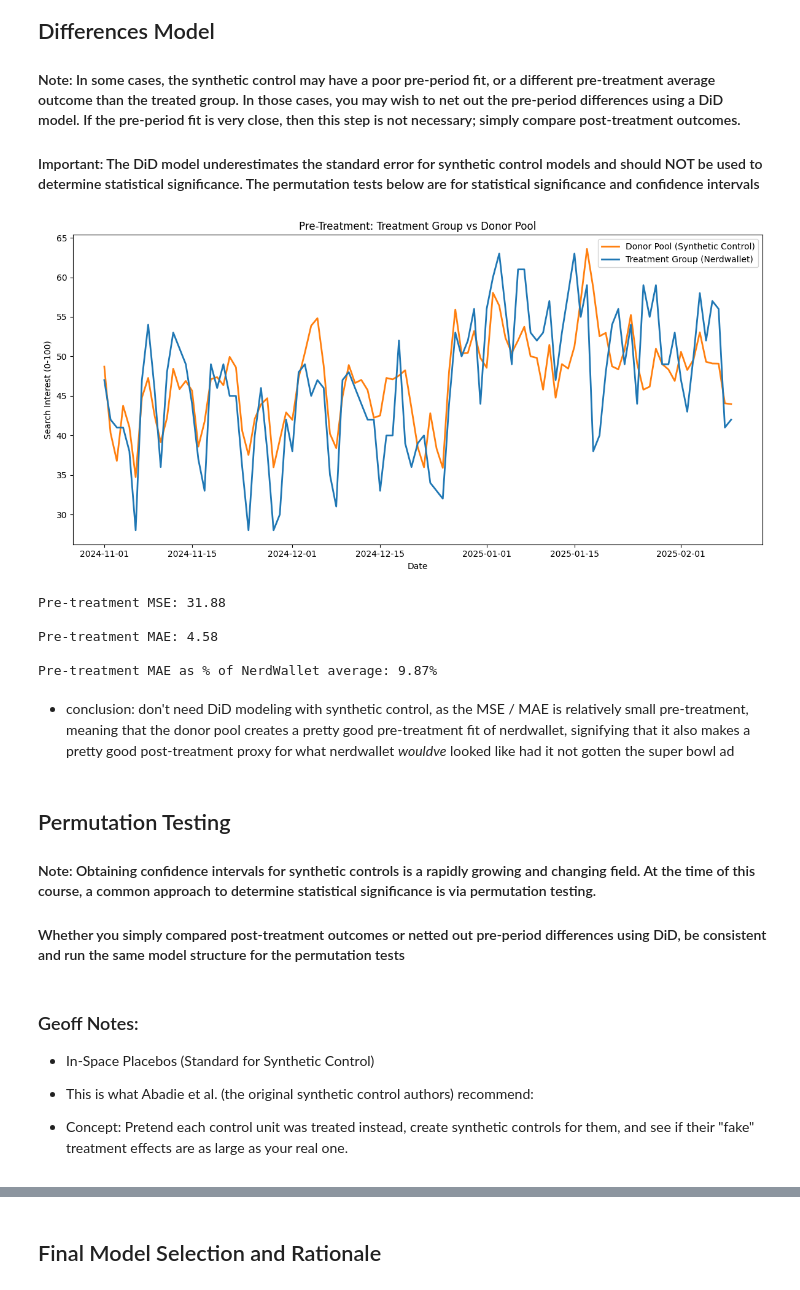
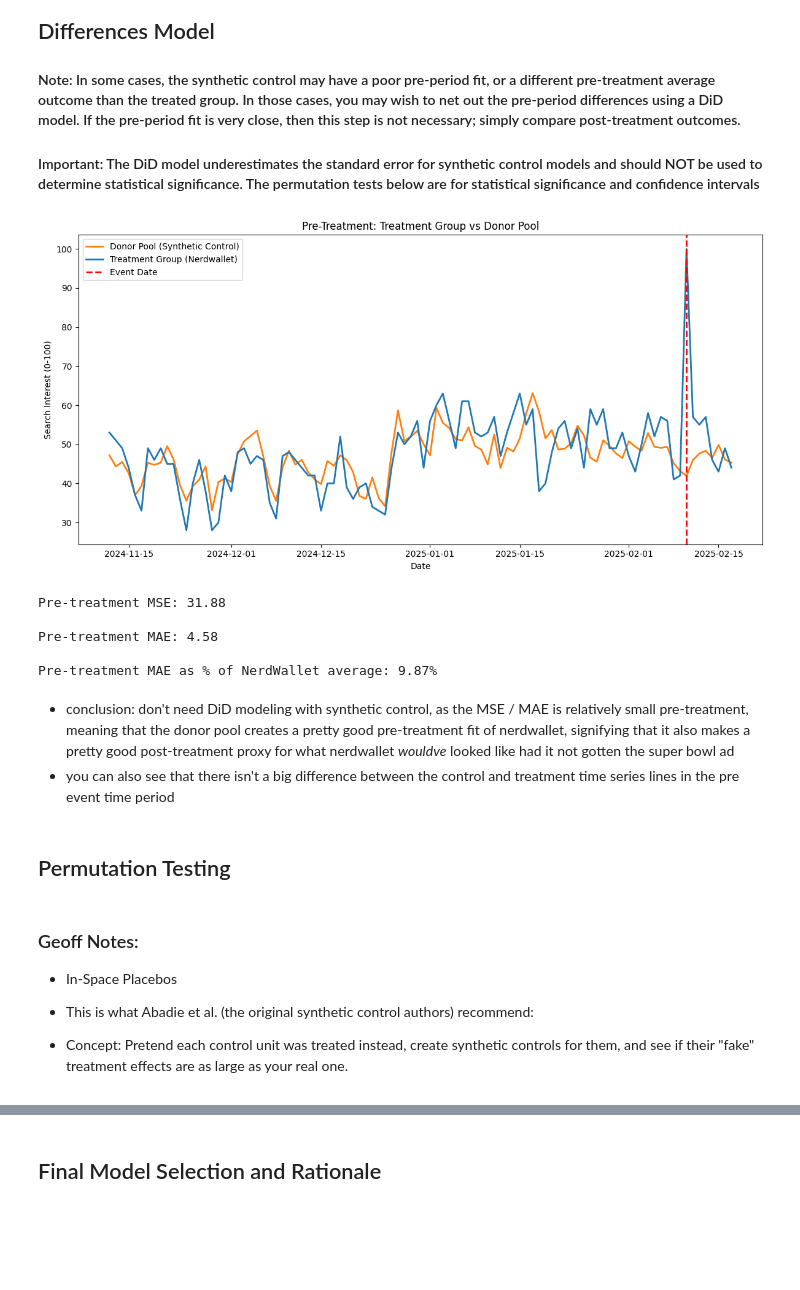
Before and after one commit to gperrin12/causal-super-bowl, a Jupyter notebook: nerdwallet_project-students.ipynb, the cells around one changed output, grey strips where cells are left out. Saved outputs shown, nothing was run; the diff lists cells and outputs as text; code cells hidden in the pictures; blank space fills up the shorter version.

```diff
--- a/nerdwallet_project-students.ipynb
+++ b/nerdwallet_project-students.ipynb
@@ -315,7 +407,7 @@ plt.show()
 treated_term = "nerdwallet"
 control_terms = ['credit_card_points', 'travel_credit_card', 'best_savings_account']
 
-preperiod = df[df['date']<event_date]
+preperiod = df[(df['date']<event_date) & (df['date']>=start_date)].copy()
 
 # Initialize Lasso model with a regularization parameter (in the future, you may want to tune this parameter)
 lasso_model = LassoCV(cv=5, random_state=42)
@@ -336,5 +428,6 @@ Coefficients: [2.22961677e-01 1.87352687e-04 4.65674820e-01]
-# %%
-df["synthetic_control"] = df[control_terms].dot(lasso_coefficients) + lasso_intercept
+# %%
+pre_post_df = df[(df['date']>=start_date) & (df['date']<=end_date)].copy()
+pre_post_df["synthetic_control"] = pre_post_df[control_terms].dot(lasso_coefficients) + lasso_intercept
 # %%
 plt.figure(figsize=(12, 6))
 
@@ -364,13 +457,13 @@ plt.show()
 # %%
 # Calculate the treatment effect (actual - synthetic)
-df['treatment_effect'] = df['nerdwallet'] - df['synthetic_control']
+pre_post_df['treatment_effect'] = pre_post_df['nerdwallet'] - pre_post_df['synthetic_control']
 
 plt.figure(figsize=(12, 6))
-plt.plot(df['date'], df['treatment_effect'], marker='o', linestyle='-', linewidth=2, color='green')
+plt.plot(pre_post_df['date'], pre_post_df['treatment_effect'], marker='o', linestyle='-', linewidth=2, color='green')
 plt.axhline(y=0, color='black', linestyle='-', linewidth=0.8, alpha=0.5)
 plt.axvline(x=event_date, color='red', linestyle='--', linewidth=2, label='Super Bowl')
-plt.fill_between(df['date'], 0, df['treatment_effect'],
-                 where=(df['post_treatment_dummy']==1),
+plt.fill_between(pre_post_df['date'], 0, pre_post_df['treatment_effect'],
+                 where=(pre_post_df['post_treatment_dummy']==1),
                  alpha=0.3, color='green', label='Post-Treatment Effect')
 plt.title('Treatment Effect: NerdWallet - Synthetic Control', fontsize=14)
 plt.xlabel('Date', fontsize=12)
@@ -453,23 +550,26 @@ Synthetic Control Weights:
 # %%
 import matplotlib.pyplot as plt
 
 # Plot donor pool (synthetic control) vs treatment group (Nerdwallet)
 plt.figure(figsize=(12, 6))
 
 # Plot donor pool: sum of weighted controls (the synthetic control)
-plt.plot(pre_treatment_df['date'], pre_treatment_df['synthetic_control'], label='Donor Pool (Synthetic Control)', color='tab:orange', linewidth=2)
+plt.plot(pre_post_df['date'], pre_post_df['synthetic_control'], label='Donor Pool (Synthetic Control)', color='tab:orange', linewidth=2)
 
 # Plot treatment group (Nerdwallet)
-plt.plot(pre_treatment_df['date'], pre_treatment_df['nerdwallet'], label='Treatment Group (Nerdwallet)', color='tab:blue', linewidth=2)
+plt.plot(pre_post_df['date'], pre_post_df['nerdwallet'], label='Treatment Group (Nerdwallet)', color='tab:blue', linewidth=2)
+
+plt.axvline(event_date, color='red', linestyle='--', linewidth=2, label='Event Date')
+
 
 plt.xlabel('Date')
 plt.ylabel('Search Interest (0-100)')
 plt.title('Pre-Treatment: Treatment Group vs Donor Pool')
 plt.legend()
 plt.tight_layout()
 plt.show()
 # %% [output]
-[figure, old version]
+[figure, new version]
 # %%
 # Check pre-treatment fit quality
 pre_treatment_df_check = df[df['date'] < event_date]
@@ -489,16 +589,13 @@ Pre-treatment MAE: 4.58
 Pre-treatment MAE as % of NerdWallet average: 9.87%
 # %% [markdown]
 - conclusion: don't need DiD modeling with synthetic control, as the MSE / MAE is relatively small pre-treatment, meaning that the donor pool creates a pretty good pre-treatment fit of nerdwallet, signifying that it also makes a pretty good post-treatment proxy for what nerdwallet _wouldve_ looked like had it not gotten the super bowl ad
+- you can also see that there isn't a big difference between the control and treatment time series lines in the pre event time period
-# %% [markdown]
-## Permutation Testing
-
-#### Note: Obtaining confidence intervals for synthetic controls is a rapidly growing and changing field. At the time of this course, a common approach to determine statistical significance is via permutation testing.
-
-#### Whether you simply compared post-treatment outcomes or netted out pre-period differences using DiD, be consistent and run the same model structure for the permutation tests
+# %% [markdown]
+## Permutation Testing
 # %% [markdown]
 ### Geoff Notes:
 
-- In-Space Placebos (Standard for Synthetic Control)
+- In-Space Placebos
 
 - This is what Abadie et al. (the original synthetic control authors) recommend:
 - Concept: Pretend each control unit was treated instead, create synthetic controls for them, and see if their "fake" treatment effects are as large as your real one.
```
Also changed, not shown: parts of 49 cells of this notebook.
